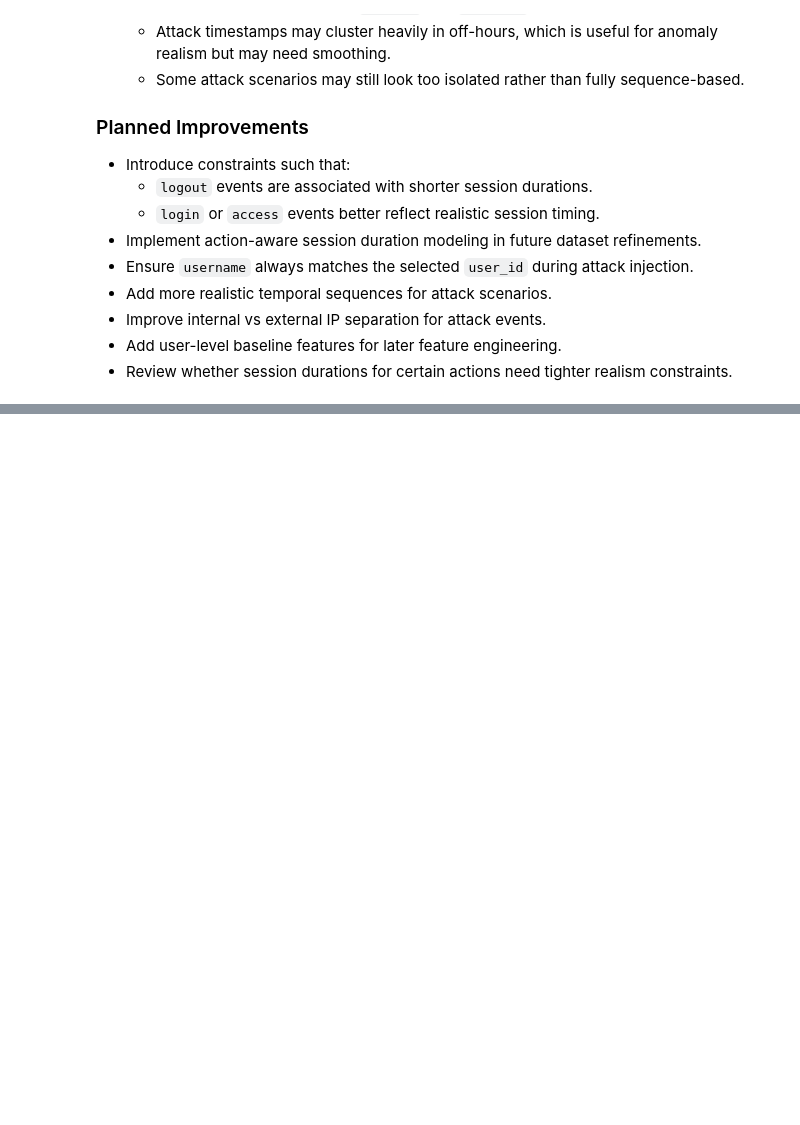
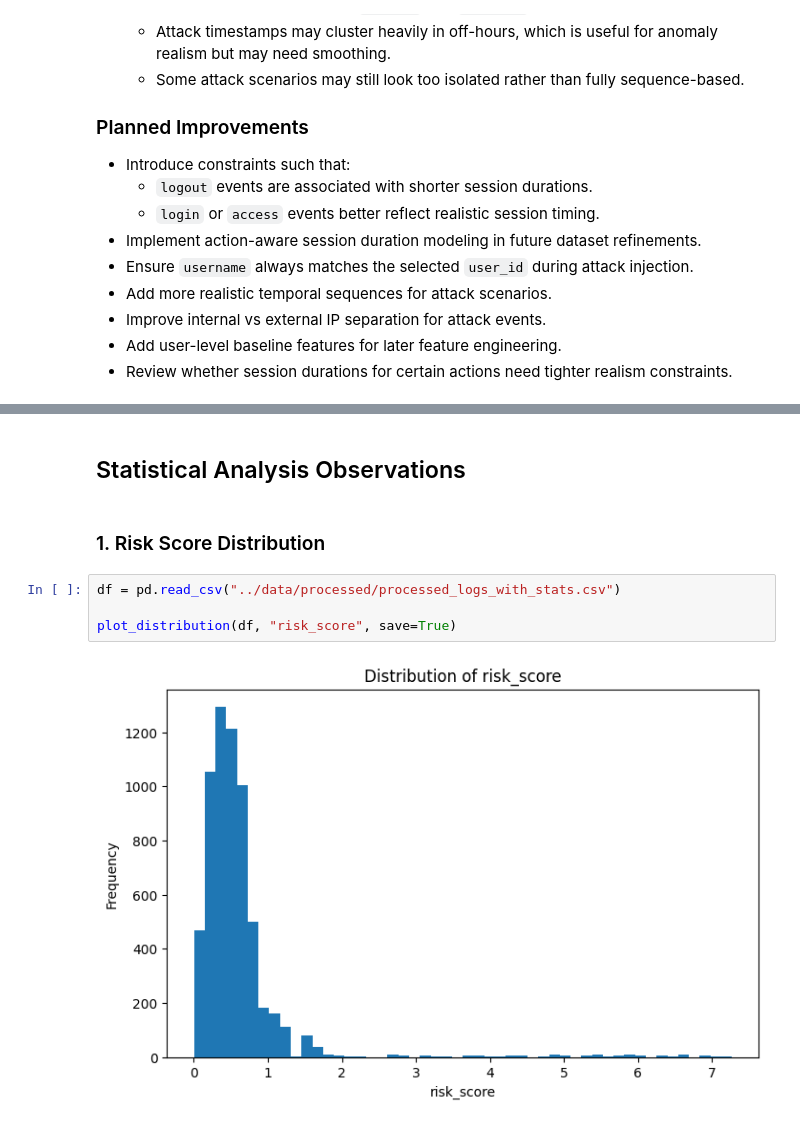
Before and after one commit to 0x0allenace/security-anomaly-project, a Jupyter notebook: notebooks/exploration.ipynb, the cells around one changed output, grey strips where cells are left out. Drawn from its saved outputs; the diff is of its cells as text; blank space fills up the shorter version.

Commit message:
Implement statistical analysis, anomaly detection (IQR), and visualization pipeline with saved figures

```diff
--- a/notebooks/exploration.ipynb
+++ b/notebooks/exploration.ipynb
@@ -206,0 +239,10 @@ plt.show()
+# %% [markdown]
+## Statistical Analysis Observations
+# %% [markdown]
+### 1. Risk Score Distribution
+# %%
+df = pd.read_csv("../data/processed/processed_logs_with_stats.csv")
+
+plot_distribution(df, "risk_score", save=True)
+# %% [output]
+[figure, added]
```
Also changed, not shown: parts of 14 cells of this notebook, 2 other files.
